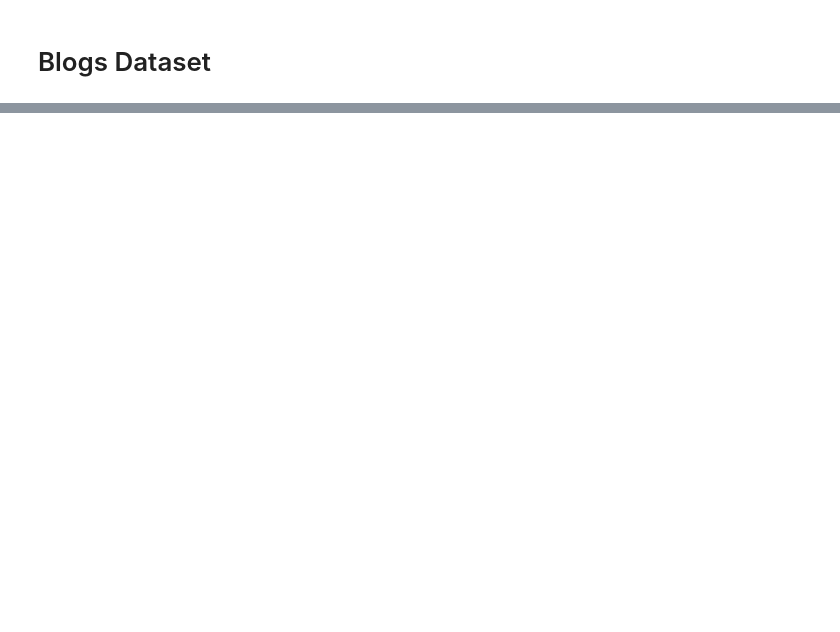
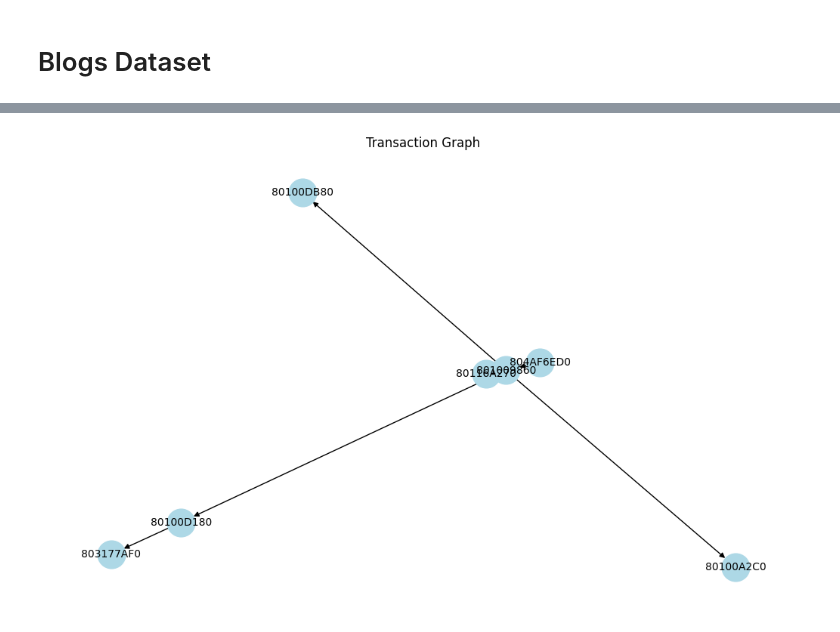
Before and after one commit to m-mehabadi/modularity_aware_gae, a Jupyter notebook: developments.ipynb, the cells around one changed output, grey strips where cells are left out. Drawn from its saved outputs; the diff is of its cells as text; code cells hidden in the pictures; blank space fills up the shorter version.

Commit message:
Added the loader and some visualizations for the IBM AML dataset;

```diff
--- a/developments.ipynb
+++ b/developments.ipynb
@@ -42,0 +184,8 @@ Skipping registering GPU devices...
+# %%
+# Load the CSV file into a pandas dataframe
+# only load the first 10000 rows
+df = pd.read_csv("data/IBM_AML/HI-Small_Trans.csv", nrows=100000)
+
+# Check for null values
+null_values = df.isnull().sum()
+print(null_values)
@@ -42,0 +205,2 @@ Skipping registering GPU devices...
+# %%
+account_id = '803177AF0'
@@ -42,0 +230,3 @@ Skipping registering GPU devices...
+# %%
+two_level_neighbors_df = find_two_level_neighbors(df, account_id)
+print(two_level_neighbors_df)
@@ -42,0 +251,44 @@ Skipping registering GPU devices...
+# %%
+def visualize_transaction_graph(df):
+  """
+  Visualize the transaction graph from the dataframe.
+
+  Args:
+    df: pandas DataFrame containing transaction data with columns:
+      'Timestamp', 'From Bank', 'Account', 'To Bank', 'Account.1',
+      'Amount Received', 'Receiving Currency', 'Amount Paid',
+      'Payment Currency', 'Payment Format', 'Is Laundering'
+  """
+  # Create a directed graph
+  G = nx.DiGraph()
+
+  # Aggregate transaction amounts between accounts
+  transaction_sums = df.groupby(['Account', 'Account.1'])['Amount Paid'].sum().reset_index()
+
+  # Add nodes and edges to the graph
+  for _, row in transaction_sums.iterrows():
+    from_acct = row['Account']
+    to_acct = row['Account.1']
+    amount = row['Amount Paid']
+
+    # Add nodes
+    G.add_node(from_acct)
+    G.add_node(to_acct)
+
+    # Add edge with the sum of transaction amounts
+    if G.has_edge(from_acct, to_acct):
+      G[from_acct][to_acct]['weight'] += amount
+    else:
+      G.add_edge(from_acct, to_acct, weight=amount)
+
+  # Draw the graph
+  plt.figure(figsize=(10, 6))  # Adjusted the figure size to be smaller
+  pos = nx.spring_layout(G)
+  nx.draw(G, pos, with_labels=True, node_size=700, node_color='lightblue', font_size=10, font_color='black', arrows=True)
+  plt.title("Transaction Graph")
+  plt.show()
+
+# Example usage
+visualize_transaction_graph(two_level_neighbors_df)
+# %% [output]
+[figure, added]
```
Also changed, not shown: parts of 6 cells of this notebook, 5 other files.
